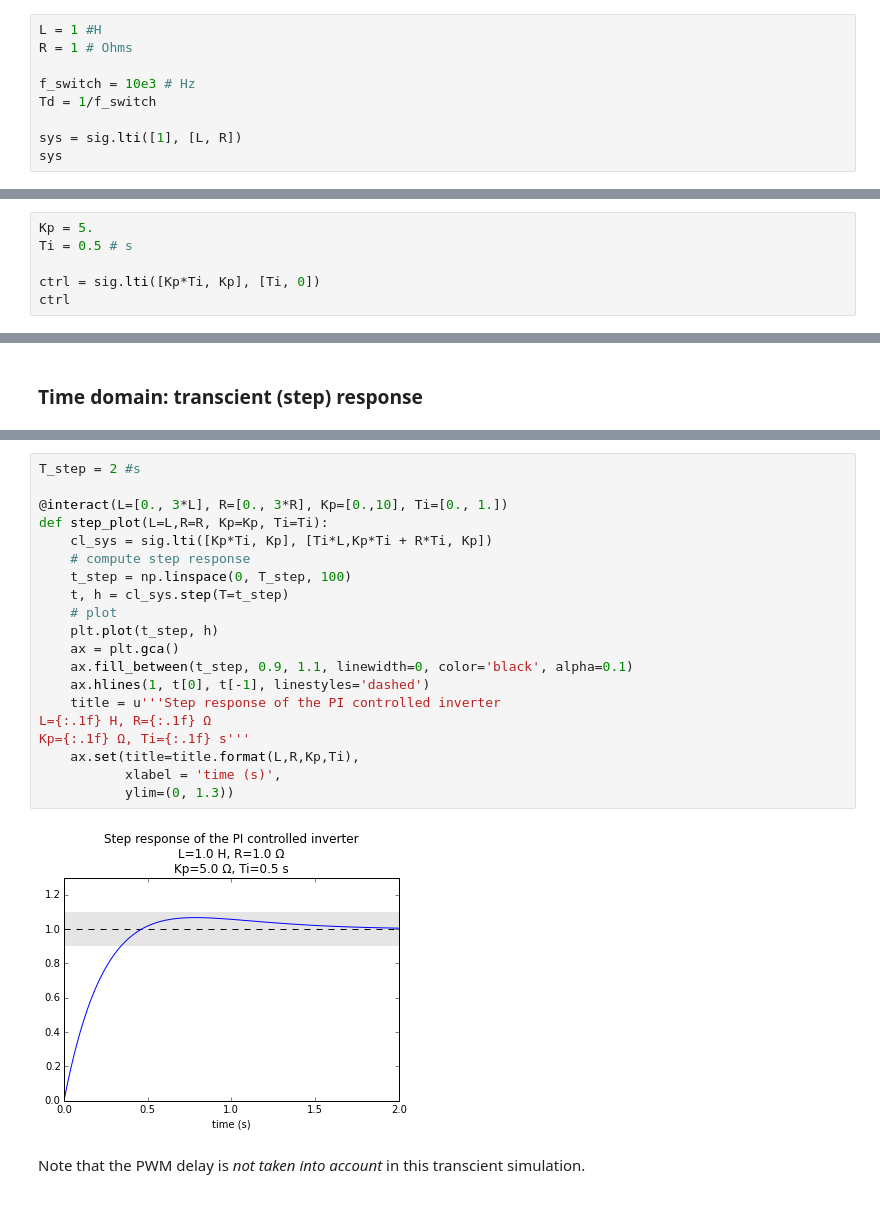
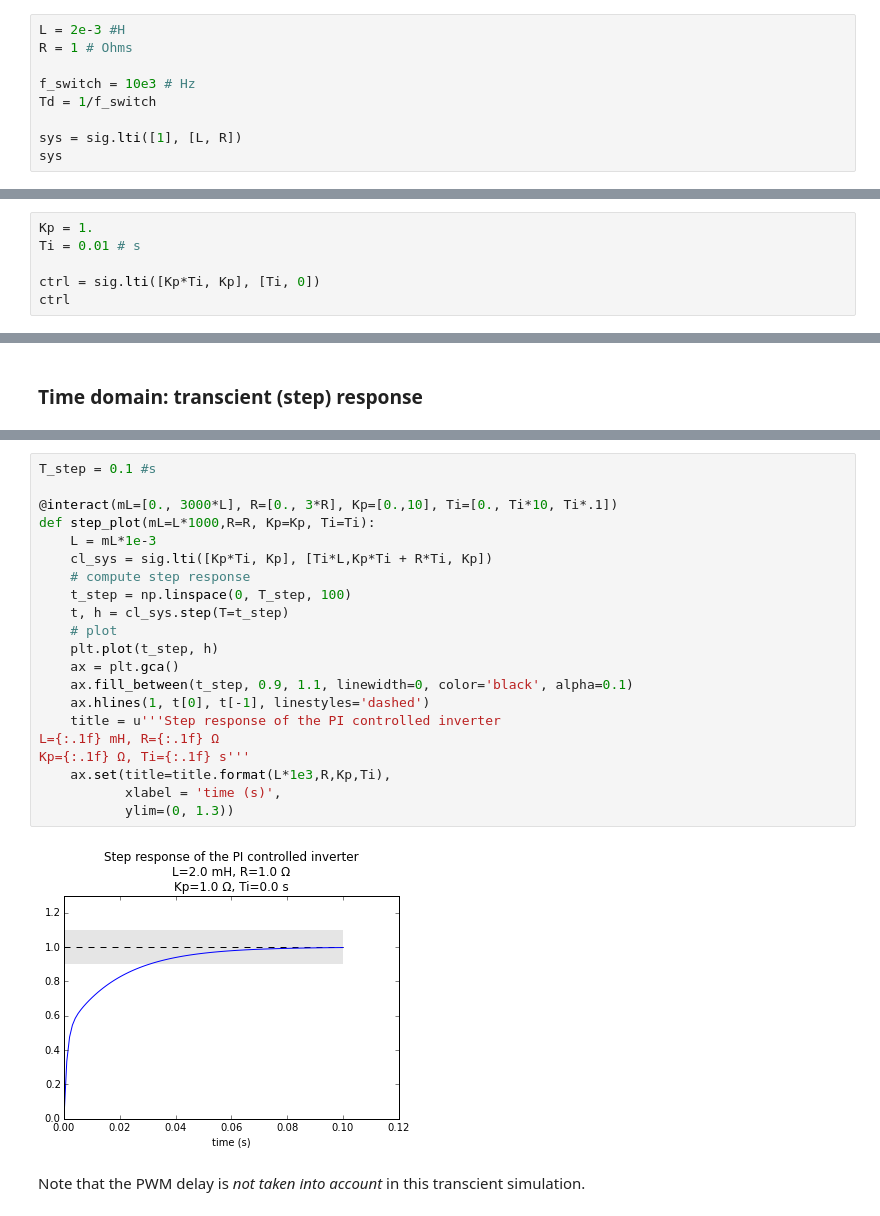
Before and after one commit to pierre-haessig/sgdd-inverter-lab, a Jupyter notebook: PI_control.ipynb, the cells around one changed output, grey strips where cells are left out. Saved outputs shown, nothing was run; the diff lists cells and outputs as text.

```diff
--- a/PI_control.ipynb
+++ b/PI_control.ipynb
@@ -52,7 +54,7 @@ $$\tilde{H}(s) = H(s) e^{-T_d s}$$
 
 with $T_d \approx 1/f_{switch}$ (or 1/2 of this ?)
 # %%
-L = 1 #H
+L = 2e-3 #H
 R = 1 # Ohms
 
 f_switch = 10e3 # Hz
@@ -124,8 +127,8 @@ PI controller equation (other parametrizations are possible)
 
 $$C(s) = K_p (1+\frac{1}{T_i s})$$
 # %%
-Kp = 5.
-Ti = 0.5 # s
+Kp = 1.
+Ti = 0.01 # s
 
 ctrl = sig.lti([Kp*Ti, Kp], [Ti, 0])
 ctrl
@@ -242,26 +250,27 @@ array([[  5.,  10.]]),
 array([ 0.])
 )
 # %%
-T_step = 2 #s
+T_step = 0.1 #s
 
-@interact(L=[0., 3*L], R=[0., 3*R], Kp=[0.,10], Ti=[0., 1.])
-def step_plot(L=L,R=R, Kp=Kp, Ti=Ti):
+@interact(mL=[0., 3000*L], R=[0., 3*R], Kp=[0.,10], Ti=[0., Ti*10, Ti*.1])
+def step_plot(mL=L*1000,R=R, Kp=Kp, Ti=Ti):
+    L = mL*1e-3
     cl_sys = sig.lti([Kp*Ti, Kp], [Ti*L,Kp*Ti + R*Ti, Kp])
     # compute step response
     t_step = np.linspace(0, T_step, 100)
     t, h = cl_sys.step(T=t_step)
     # plot
     plt.plot(t_step, h)
     ax = plt.gca()
     ax.fill_between(t_step, 0.9, 1.1, linewidth=0, color='black', alpha=0.1)
     ax.hlines(1, t[0], t[-1], linestyles='dashed')
     title = u'''Step response of the PI controlled inverter
-L={:.1f} H, R={:.1f} Ω
+L={:.1f} mH, R={:.1f} Ω
 Kp={:.1f} Ω, Ti={:.1f} s'''
-    ax.set(title=title.format(L,R,Kp,Ti),
+    ax.set(title=title.format(L*1e3,R,Kp,Ti),
            xlabel = 'time (s)',
            ylim=(0, 1.3))
 # %% [output]
-[figure, old version]
+[figure, new version]
 # %% [markdown]
 Note that the PWM delay is *not taken into account* in this transcient simulation.
```
Also changed, not shown: parts of 12 cells of this notebook.
